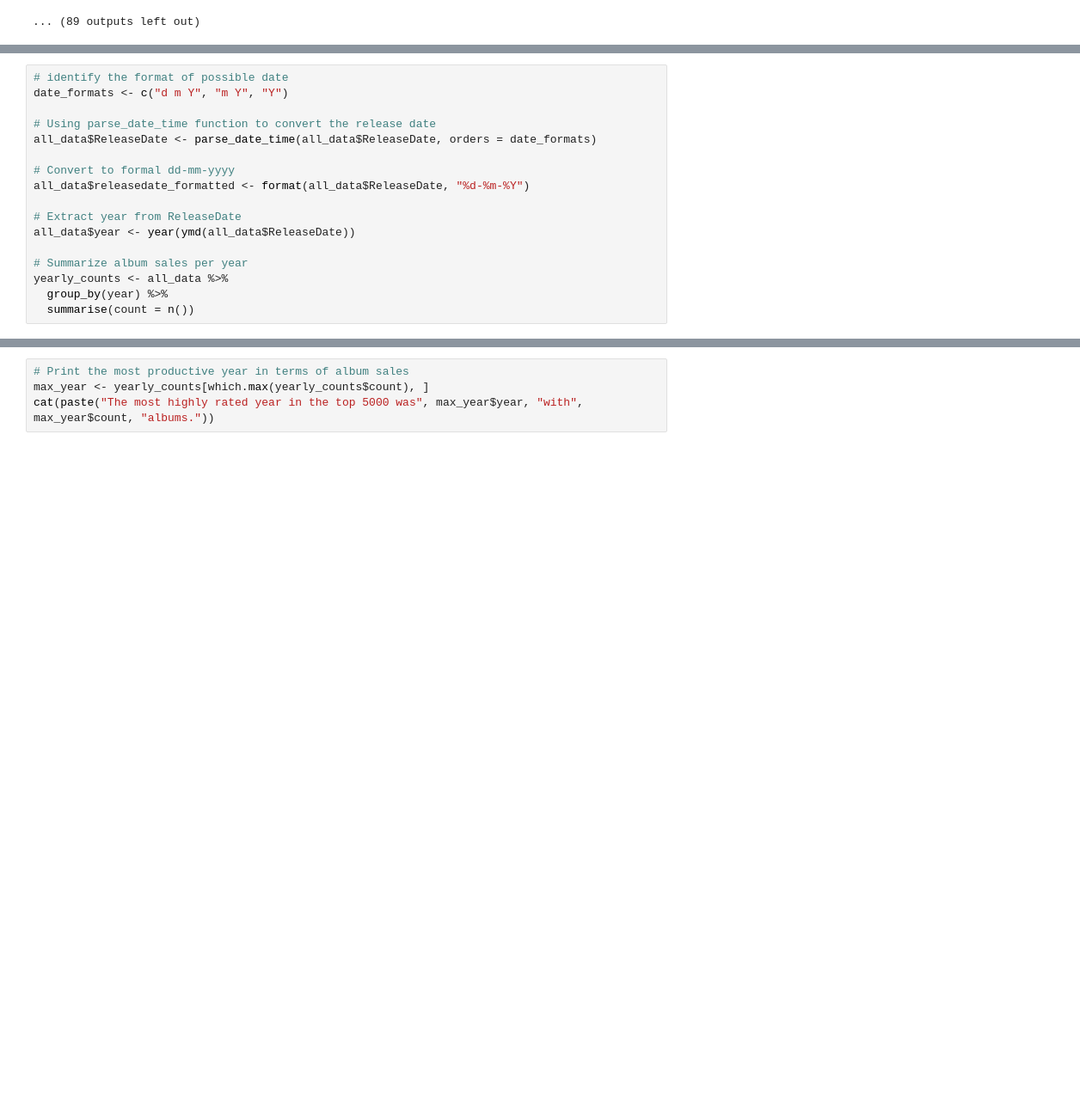
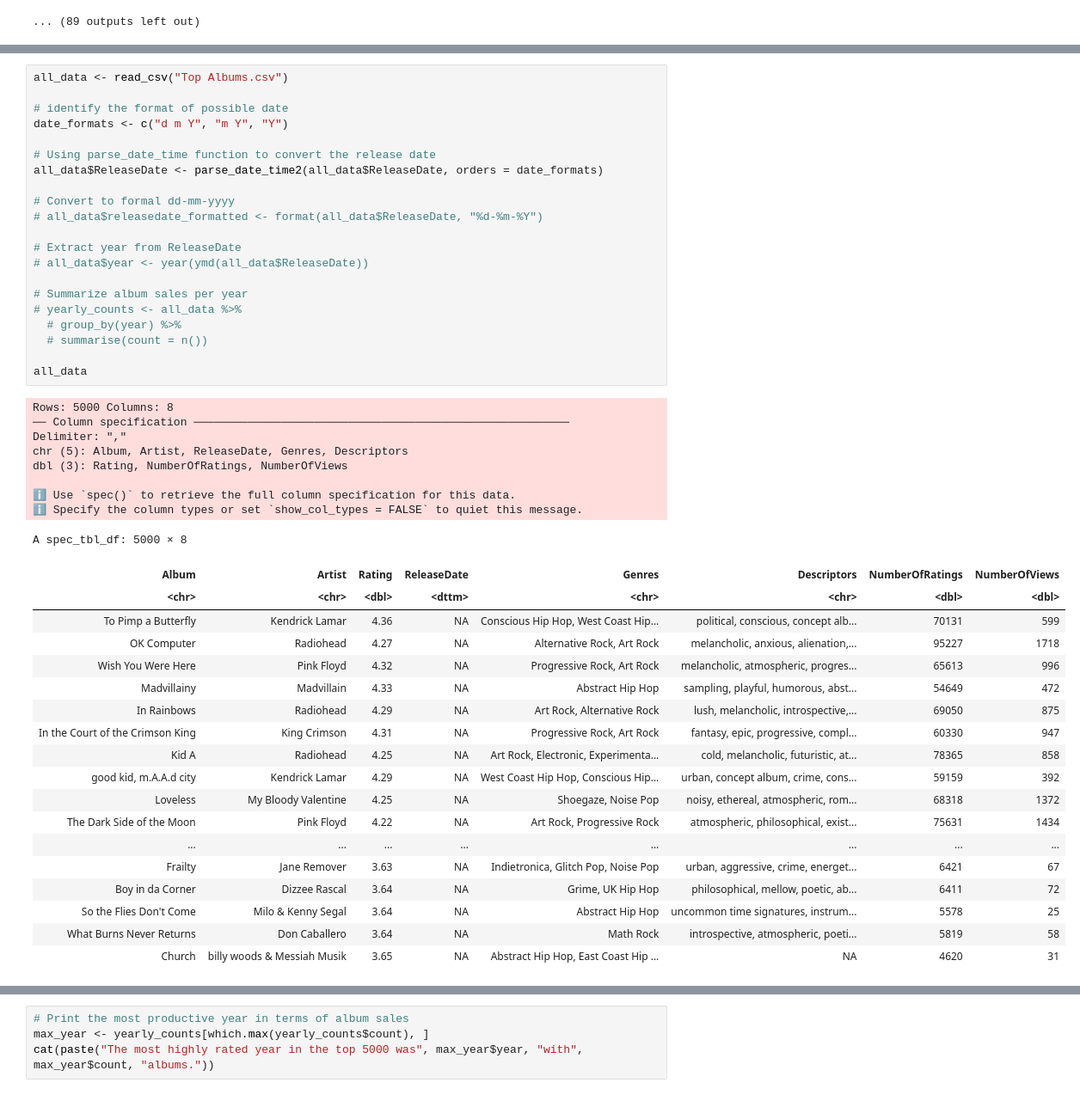
Before and after one commit to ryan-mooore/data201, a Jupyter notebook: project.ipynb, the cells around one changed output, grey strips where cells are left out. Shown at 86% size. Saved outputs shown, nothing was run; the diff lists cells and outputs as text; blank space fills up the shorter version.

```diff
--- a/project.ipynb
+++ b/project.ipynb
@@ -843,19 +856,51 @@ A data.frame: 6 × 8
 | 4999 | Let 'Em Roll | Big John Patton | 3.70 | April 1967 | Soul Jazz | playful, sensual, mellow, rhythmi... | 303 | 7 |
 | 5000 | Sonny Rollins on Impulse! | Sonny Rollins | 3.70 | August 1965 | Hard Bop | instrumental | 313 | 3 |
 # %%
+all_data <- read_csv("Top Albums.csv")
+
 # identify the format of possible date
 date_formats <- c("d m Y", "m Y", "Y")
 
 # Using parse_date_time function to convert the release date
-all_data$ReleaseDate <- parse_date_time(all_data$ReleaseDate, orders = date_formats)
+all_data$ReleaseDate <- parse_date_time2(all_data$ReleaseDate, orders = date_formats)
 
 # Convert to formal dd-mm-yyyy
-all_data$releasedate_formatted <- format(all_data$ReleaseDate, "%d-%m-%Y")
+# all_data$releasedate_formatted <- format(all_data$ReleaseDate, "%d-%m-%Y")
 
 # Extract year from ReleaseDate
-all_data$year <- year(ymd(all_data$ReleaseDate))
+# all_data$year <- year(ymd(all_data$ReleaseDate))
 
 # Summarize album sales per year
-yearly_counts <- all_data %>%
-  group_by(year) %>%
-  summarise(count = n())
+# yearly_counts <- all_data %>%
+  # group_by(year) %>%
+  # summarise(count = n())
+
+all_data
+# %% [output]
+Rows: 5000 Columns: 8
+── Column specification ────────────────────────────────────────────────────────
+Delimiter: ","
+chr (5): Album, Artist, ReleaseDate, Genres, Descriptors
+dbl (3): Rating, NumberOfRatings, NumberOfViews
+
+ℹ Use `spec()` to retrieve the full column specification for this data.
+ℹ Specify the column types or set `show_col_types = FALSE` to quiet this message.
+A spec_tbl_df: 5000 × 8
+| Album | Artist | Rating | ReleaseDate | Genres | Descriptors | NumberOfRatings | NumberOfViews |
+| <chr> | <chr> | <dbl> | <dttm> | <chr> | <chr> | <dbl> | <dbl> |
+| To Pimp a Butterfly | Kendrick Lamar | 4.36 | NA | Conscious Hip Hop, West Coast Hip... | political, conscious, concept alb... | 70131 | 599 |
+| OK Computer | Radiohead | 4.27 | NA | Alternative Rock, Art Rock | melancholic, anxious, alienation,... | 95227 | 1718 |
+| Wish You Were Here | Pink Floyd | 4.32 | NA | Progressive Rock, Art Rock | melancholic, atmospheric, progres... | 65613 | 996 |
+| Madvillainy | Madvillain | 4.33 | NA | Abstract Hip Hop | sampling, playful, humorous, abst... | 54649 | 472 |
+| In Rainbows | Radiohead | 4.29 | NA | Art Rock, Alternative Rock | lush, melancholic, introspective,... | 69050 | 875 |
+| In the Court of the Crimson King | King Crimson | 4.31 | NA | Progressive Rock, Art Rock | fantasy, epic, progressive, compl... | 60330 | 947 |
+| Kid A | Radiohead | 4.25 | NA | Art Rock, Electronic, Experimenta... | cold, melancholic, futuristic, at... | 78365 | 858 |
+| good kid, m.A.A.d city | Kendrick Lamar | 4.29 | NA | West Coast Hip Hop, Conscious Hip... | urban, concept album, crime, cons... | 59159 | 392 |
+| Loveless | My Bloody Valentine | 4.25 | NA | Shoegaze, Noise Pop | noisy, ethereal, atmospheric, rom... | 68318 | 1372 |
+| The Dark Side of the Moon | Pink Floyd | 4.22 | NA | Art Rock, Progressive Rock | atmospheric, philosophical, exist... | 75631 | 1434 |
+| ... | ... | ... | ... | ... | ... | ... | ... |
+| Frailty | Jane Remover | 3.63 | NA | Indietronica, Glitch Pop, Noise Pop | urban, aggressive, crime, energet... | 6421 | 67 |
+| Boy in da Corner | Dizzee Rascal | 3.64 | NA | Grime, UK Hip Hop | philosophical, mellow, poetic, ab... | 6411 | 72 |
+| So the Flies Don't Come | Milo & Kenny Segal | 3.64 | NA | Abstract Hip Hop | uncommon time signatures, instrum... | 5578 | 25 |
+| What Burns Never Returns | Don Caballero | 3.64 | NA | Math Rock | introspective, atmospheric, poeti... | 5819 | 58 |
+| Church | billy woods & Messiah Musik | 3.65 | NA | Abstract Hip Hop, East Coast Hip ... | NA | 4620 | 31 |
```
Also changed, not shown: parts of 31 cells of this notebook.
